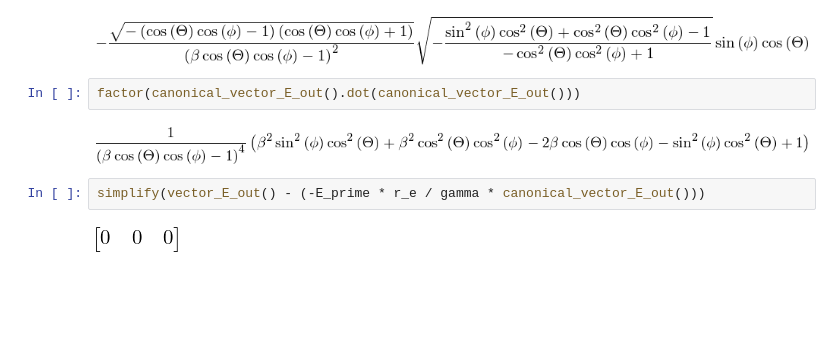
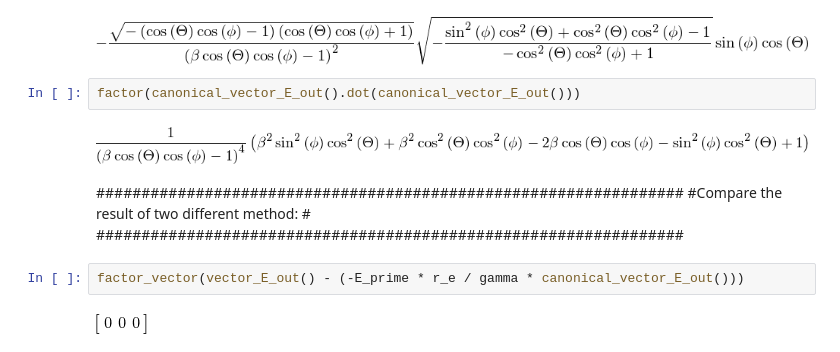
Before and after one commit to dyc-emet/Equivalent_Photon_Field_Method, a Jupyter notebook: ipython_notebook_2.3/Synchrotron.ipynb, the cells around one changed output. Cells and saved outputs as stored; diff of their text form; blank space fills up the shorter version.

Commit message:
change the slow simplify(...) function to faster factor() function, also add some comment.

```diff
--- a/ipython_notebook_2.3/Synchrotron.ipynb
+++ b/ipython_notebook_2.3/Synchrotron.ipynb
@@ -142,8 +146,12 @@ factor(canonical_vector_E_out()[2])
 factor(canonical_vector_E_out().dot(canonical_vector_E_out()))
 # %% [output]
 [figure]
+# %% [markdown]
+#################################################################
+#Compare the result of two different method:                    #
+#################################################################
 # %%
-simplify(vector_E_out() - (-E_prime * r_e / gamma * canonical_vector_E_out()))
+factor_vector(vector_E_out() - (-E_prime * r_e / gamma * canonical_vector_E_out()))
 # %% [output]
-[figure, old version]
+[figure, new version]
 # %%
```
Also changed, not shown: parts of 7 cells of this notebook.
